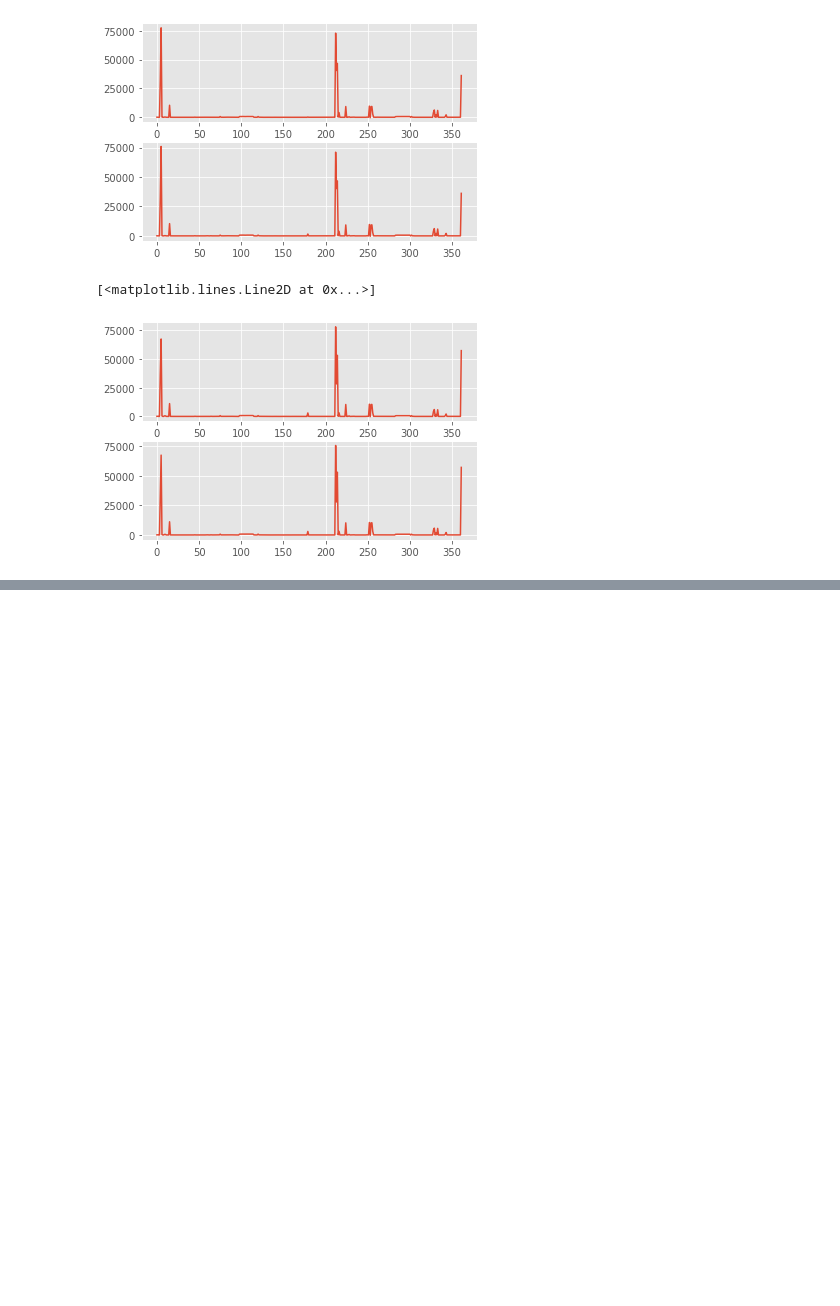
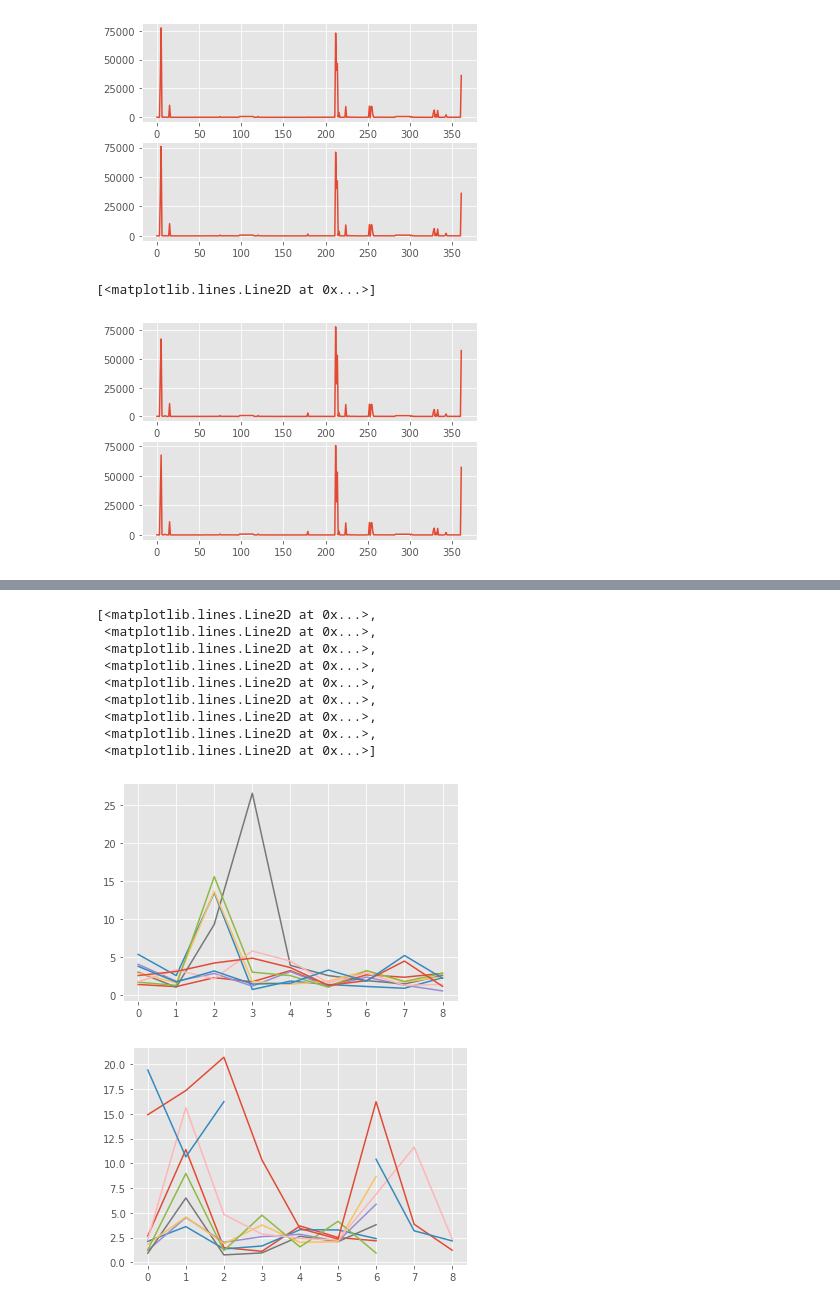
Before and after one commit to Akshat-Tripathi/AIHack20, a Jupyter notebook: Signal_clustering.ipynb, the cells around one changed output, grey strips where cells are left out. Saved outputs shown, nothing was run; the diff lists cells and outputs as text; code cells hidden in the pictures; blank space fills up the shorter version.

```diff
--- a/Signal_clustering.ipynb
+++ b/Signal_clustering.ipynb
@@ -194,0 +229,17 @@ bn
+# %%
+plt.figure()
+plt.plot(ten_window_control_similarities)
+plt.figure()
+plt.plot(ten_window_similarities)
+# %% [output]
+[<matplotlib.lines.Line2D at 0x...>,
+ <matplotlib.lines.Line2D at 0x...>,
+ <matplotlib.lines.Line2D at 0x...>,
+ <matplotlib.lines.Line2D at 0x...>,
+ <matplotlib.lines.Line2D at 0x...>,
+ <matplotlib.lines.Line2D at 0x...>,
+ <matplotlib.lines.Line2D at 0x...>,
+ <matplotlib.lines.Line2D at 0x...>,
+ <matplotlib.lines.Line2D at 0x...>]
+[figure, added]
+[figure, added]
```
Also changed, not shown: parts of 7 cells of this notebook.
